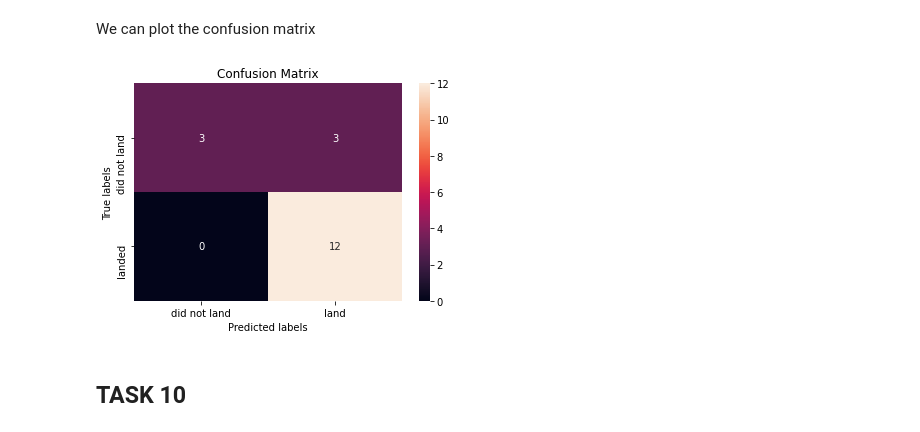
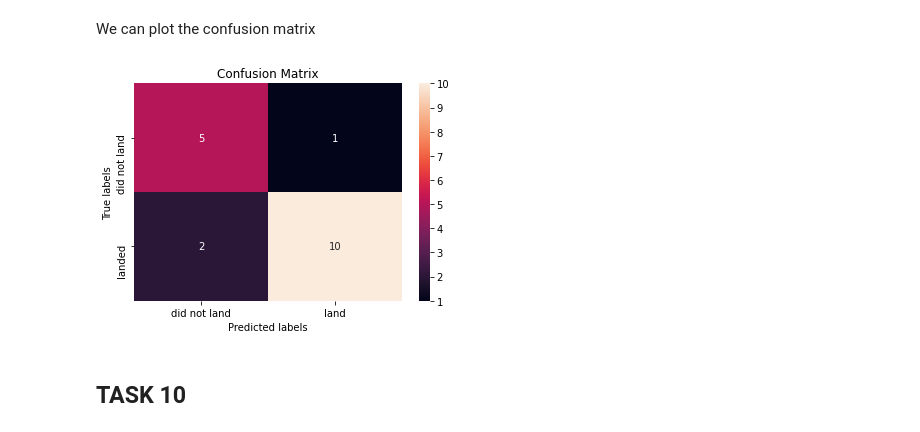
Before and after one commit to BikkiTam/IBM-Applied-Data-Science-Capstone, a Jupyter notebook: SpaceX -Machine Learning Predictive Analysis.ipynb, the cells around one changed output. Cells and saved outputs as stored; diff of their text form; code cells hidden in the pictures.

```diff
--- a/SpaceX -Machine Learning Predictive Analysis.ipynb
+++ b/SpaceX -Machine Learning Predictive Analysis.ipynb
@@ -250,10 +249,10 @@ accuracy: 0.7222222222222222
 # %% [markdown]
 We can plot the confusion matrix
 # %%
-yhat = svm_cv.predict(X_test)
+yhat = tree_cv.predict(X_test)
 plot_confusion_matrix(Y_test,yhat)
 # %% [output]
-[figure, old version]
+[figure, new version]
 # %% [markdown]
 ## TASK  10
 # %% [markdown]
```
Also changed, not shown: parts of 6 cells of this notebook.
